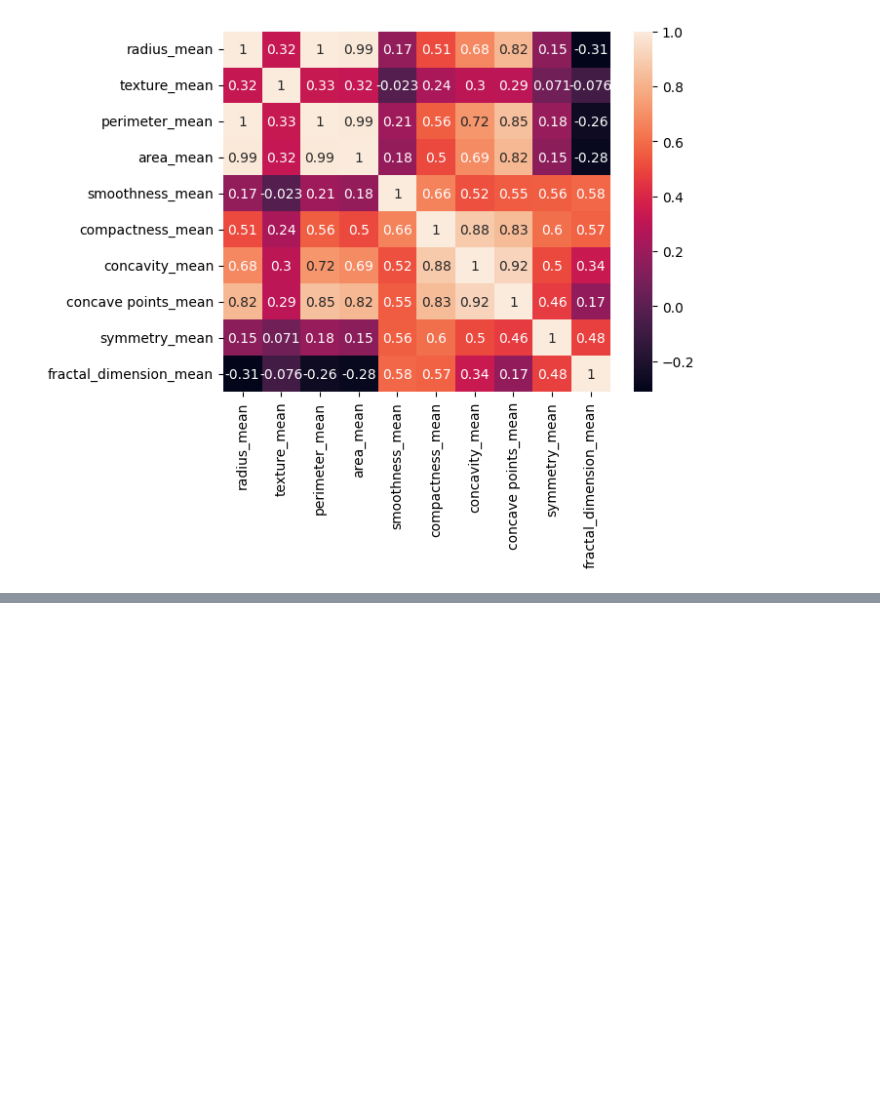
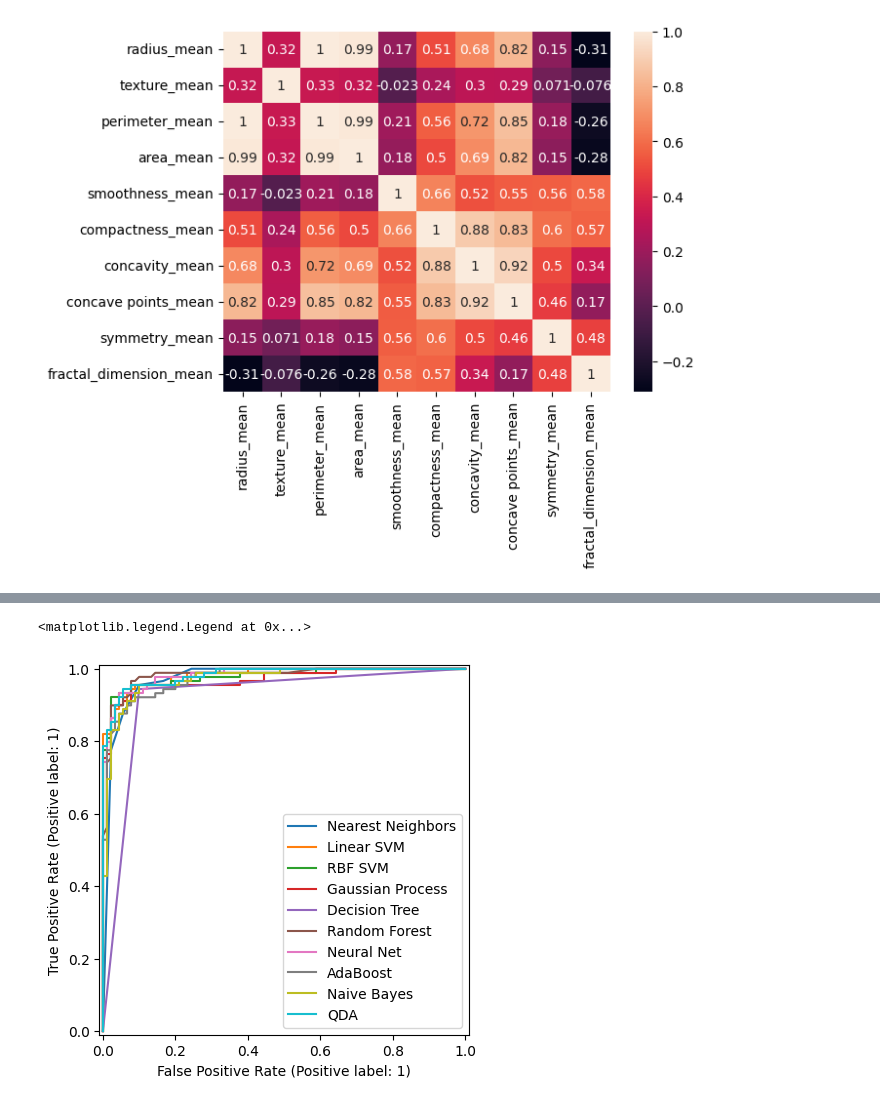
Before and after one commit to kzoltowska/Machine_Learning_Breast_Cancer_Data, a Jupyter notebook: Machine_learning_classifiers.ipynb, the cells around one changed output, grey strips where cells are left out. Drawn from its saved outputs; the diff is of its cells as text; code cells hidden in the pictures; blank space fills up the shorter version.

```diff
--- a/Machine_learning_classifiers.ipynb
+++ b/Machine_learning_classifiers.ipynb
@@ -166,0 +172,56 @@ sb.heatmap(corr_matrix,annot=True)
+# %%
+#There were two groups of features that were very highly correlateed:
+#Group 1: Perimeter, radius, area - from this group only area was kept in the further analysis
+#Group 2: Concativtiy mean, concave points mean and compactness mean - compactness mean was kept
+
+X_filtered=X.loc[:,['texture_mean', 'area_mean',
+       'smoothness_mean', 'compactness_mean',
+        'symmetry_mean', 'fractal_dimension_mean']]
+# %%
+X_filtered, Y_filtered = smote.fit_resample(X_filtered, Y)
+# %%
+#Splitting the data into the training and testing datasets, by default test is 25% of the data
+X_train_f, X_test_f, Y_train_f, Y_test_f = train_test_split(X_filtered, Y_filtered)
+# %%
+#Comparing ML classifiers for their potential to predict the class based on the features
+names = [
+    "Nearest Neighbors",
+    "Linear SVM",
+    "RBF SVM",
+    "Gaussian Process",
+    "Decision Tree",
+    "Random Forest",
+    "Neural Net",
+    "AdaBoost",
+    "Naive Bayes",
+    "QDA",
+]
+
+classifiers = [
+    KNeighborsClassifier(),
+    SVC(kernel="linear", random_state=42),
+    SVC(kernel="rbf", random_state=42),
+    GaussianProcessClassifier(random_state=42),
+    DecisionTreeClassifier(random_state=42),
+    RandomForestClassifier( random_state=42),
+    MLPClassifier(random_state=42),
+    AdaBoostClassifier(random_state=42),
+    GaussianNB(),
+    QuadraticDiscriminantAnalysis(),
+]
+ax=plt.gca()
+scores_f={"Accuracy":[], "Precision":[],"Recall":[],"F1":[]}
+
+for classifier in classifiers:
+    pipe=make_pipeline(StandardScaler(), classifier)
+    pipe.fit(X_train_f, Y_train_f)
+    prediction_f=pipe.predict(X_test_f)
+    scores_f["Accuracy"].append(accuracy_score(prediction_f, Y_test_f))
+    scores_f["F1"].append(f1_score(prediction_f, Y_test_f))
+    scores_f["Recall"].append(recall_score(prediction_f, Y_test_f))
+    scores_f["Precision"].append(precision_score(prediction_f, Y_test_f))
+    RocCurveDisplay.from_estimator(pipe, X_test_f, Y_test_f, ax=ax)
+ax.legend(names)
+# %% [output]
+<matplotlib.legend.Legend at 0x...>
+[figure, added]
```
Also changed, not shown: parts of 6 cells of this notebook.
